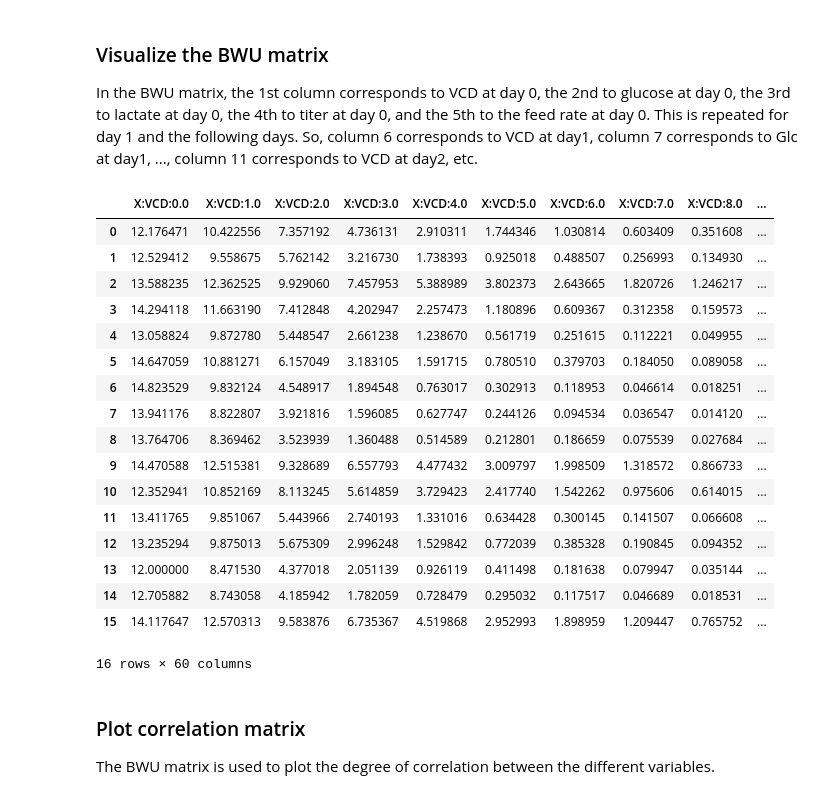
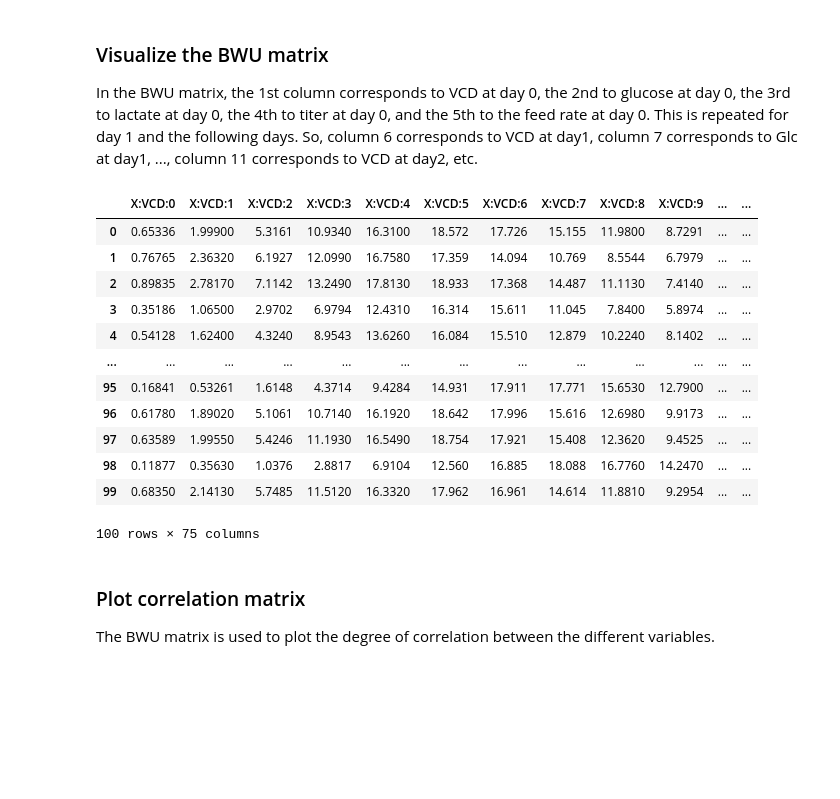
Before and after one commit to japolak/datahow-course-scripts, a Jupyter notebook: scripts/01_PCA.ipynb, the cells around one changed output. Drawn from its saved outputs; the diff is of its cells as text; code cells hidden in the pictures; blank space fills up the shorter version.

```diff
--- a/scripts/01_PCA.ipynb
+++ b/scripts/01_PCA.ipynb
@@ -155,13 +155,0 @@ Text(0.5, 1.0, 'Score plot')
-# %%
-#Loadings plot of PCA
-coeff = np.transpose(pca.components_[[select_x_pca-1,select_y_pca-1], :])
-labels = list(owu.columns)
-for i in range(select_n_components):
-    plt.arrow(0,0,coeff[i,0],coeff[i,1],color='r')
-    plt.text(coeff[i,0]* 1.15, coeff[i,1] * 1.15, labels[i], color = 'g', ha = 'center', va = 'center')
-plt.xlim([min(coeff[:,0]*1.3),max(coeff[:,0])*1.3])
-plt.ylim([min(coeff[:,1]*1.3),max(coeff[:,1])*1.3])
-plt.xlabel("PC - {}".format(select_x_pca))
-plt.ylabel("PC - {}".format(select_y_pca))
-plt.grid()
-plt.title("Loadings plot")
@@ -170,0 +156,10 @@ Text(0.5, 1.0, 'Loadings plot')
+# %%
+# Loading plot of PCA
+loadings = pca.components_.T * np.sqrt(pca.explained_variance_)
+features = list(owu.columns)
+
+fig = px.scatter(x=[0,0], y=[0,0], labels={'x':"Principal Component - "+str(select_x_pca), 'y':"Principal Component - "+str(select_y_pca)}, title="PCA Loading plot")
+for i, feature in enumerate(features):
+    fig.add_shape(type='line', x0=0, y0=0, x1=loadings[i, 0], y1=loadings[i, 1])
+    fig.add_annotation(x=loadings[i, 0], y=loadings[i, 1], ax=0, ay=0, xanchor="center", yanchor="bottom", text=feature)
+fig.show()
@@ -178,44 +175,34 @@ Details of BWU unfolding
 ### Visualize the BWU matrix
 
 In the BWU matrix, the 1st column corresponds to VCD at day 0, the 2nd to glucose at day 0, the 3rd to lactate at day 0, the 4th to titer at day 0, and the 5th to the feed rate at day 0. This is repeated for day 1 and the following days. So, column 6 corresponds to VCD at day1, column 7 corresponds to Glc at day1, ..., column 11 corresponds to VCD at day2, etc.
-# %%
-filename = "mytable.csv"
-owu = transformations.owu_from_csv("datahow-course-scripts/scripts/datasets/"+filename)
-# bwu = transformations.bwu_from_owu(owu)
 # %%
-# Make nice and add to transformations module
+# Transform OWU to BWY
 for run_ix,run in owu.groupby("run"):
     if run_ix == 0: # fix
         bwum = run.unstack(level=1)
-    elif run_ix < 16 and run_ix >0:
+    else:
         bwum = pd.concat([bwum, run.unstack(level=1) ])
     #run.unstack(level=0)
-#    owu.unstack(level=1)
+    #owu.unstack(level=1)
 # %%
 #bwu_columns = [' '.join(col).strip() for col in bwum.columns.values]
 bwu_columns = [str(bwum.columns.get_level_values(0)[i])+str(":")+str(bwum.columns.get_level_values(1)[i]) for i in range(len(bwum.columns.get_level_values(0)))]
-bwu = bwum
 bwu = pd.DataFrame(bwum.to_numpy(), columns=bwu_columns)
 bwu
 # %% [output]
-|  | X:VCD:0.0 | X:VCD:1.0 | X:VCD:2.0 | X:VCD:3.0 | X:VCD:4.0 | X:VCD:5.0 | X:VCD:6.0 | X:VCD:7.0 | X:VCD:8.0 | ... |
-| 0 | 12.176471 | 10.422556 | 7.357192 | 4.736131 | 2.910311 | 1.744346 | 1.030814 | 0.603409 | 0.351608 | ... |
-| 1 | 12.529412 | 9.558675 | 5.762142 | 3.216730 | 1.738393 | 0.925018 | 0.488507 | 0.256993 | 0.134930 | ... |
-| 2 | 13.588235 | 12.362525 | 9.929060 | 7.457953 | 5.388989 | 3.802373 | 2.643665 | 1.820726 | 1.246217 | ... |
-| 3 | 14.294118 | 11.663190 | 7.412848 | 4.202947 | 2.257473 | 1.180896 | 0.609367 | 0.312358 | 0.159573 | ... |
-| 4 | 13.058824 | 9.872780 | 5.448547 | 2.661238 | 1.238670 | 0.561719 | 0.251615 | 0.112221 | 0.049955 | ... |
-| 5 | 14.647059 | 10.881271 | 6.157049 | 3.183105 | 1.591715 | 0.780510 | 0.379703 | 0.184050 | 0.089058 | ... |
-| 6 | 14.823529 | 9.832124 | 4.548917 | 1.894548 | 0.763017 | 0.302913 | 0.118953 | 0.046614 | 0.018251 | ... |
-| 7 | 13.941176 | 8.822807 | 3.921816 | 1.596085 | 0.627747 | 0.244126 | 0.094534 | 0.036547 | 0.014120 | ... |
-| 8 | 13.764706 | 8.369462 | 3.523939 | 1.360488 | 0.514589 | 0.212801 | 0.186659 | 0.075539 | 0.027684 | ... |
-| 9 | 14.470588 | 12.515381 | 9.328689 | 6.557793 | 4.477432 | 3.009797 | 1.998509 | 1.318572 | 0.866733 | ... |
-| 10 | 12.352941 | 10.852169 | 8.113245 | 5.614859 | 3.729423 | 2.417740 | 1.542262 | 0.975606 | 0.614015 | ... |
-| 11 | 13.411765 | 9.851067 | 5.443966 | 2.740193 | 1.331016 | 0.634428 | 0.300145 | 0.141507 | 0.066608 | ... |
-| 12 | 13.235294 | 9.875013 | 5.675309 | 2.996248 | 1.529842 | 0.772039 | 0.385328 | 0.190845 | 0.094352 | ... |
-| 13 | 12.000000 | 8.471530 | 4.377018 | 2.051139 | 0.926119 | 0.411498 | 0.181638 | 0.079947 | 0.035144 | ... |
-| 14 | 12.705882 | 8.743058 | 4.185942 | 1.782059 | 0.728479 | 0.295032 | 0.117517 | 0.046689 | 0.018531 | ... |
-| 15 | 14.117647 | 12.570313 | 9.583876 | 6.735367 | 4.519868 | 2.952993 | 1.898959 | 1.209447 | 0.765752 | ... |
+|  | X:VCD:0 | X:VCD:1 | X:VCD:2 | X:VCD:3 | X:VCD:4 | X:VCD:5 | X:VCD:6 | X:VCD:7 | X:VCD:8 | X:VCD:9 | ... | ... |
+| 0 | 0.65336 | 1.99900 | 5.3161 | 10.9340 | 16.3100 | 18.572 | 17.726 | 15.155 | 11.9800 | 8.7291 | ... | ... |
+| 1 | 0.76765 | 2.36320 | 6.1927 | 12.0990 | 16.7580 | 17.359 | 14.094 | 10.769 | 8.5544 | 6.7979 | ... | ... |
+| 2 | 0.89835 | 2.78170 | 7.1142 | 13.2490 | 17.8130 | 18.933 | 17.368 | 14.487 | 11.1130 | 7.4140 | ... | ... |
+| 3 | 0.35186 | 1.06500 | 2.9702 | 6.9794 | 12.4310 | 16.314 | 15.611 | 11.045 | 7.8400 | 5.8974 | ... | ... |
+| 4 | 0.54128 | 1.62400 | 4.3240 | 8.9543 | 13.6260 | 16.084 | 15.510 | 12.879 | 10.2240 | 8.1402 | ... | ... |
+| ... | ... | ... | ... | ... | ... | ... | ... | ... | ... | ... | ... | ... |
+| 95 | 0.16841 | 0.53261 | 1.6148 | 4.3714 | 9.4284 | 14.931 | 17.911 | 17.771 | 15.6530 | 12.7900 | ... | ... |
+| 96 | 0.61780 | 1.89020 | 5.1061 | 10.7140 | 16.1920 | 18.642 | 17.996 | 15.616 | 12.6980 | 9.9173 | ... | ... |
+| 97 | 0.63589 | 1.99550 | 5.4246 | 11.1930 | 16.5490 | 18.754 | 17.921 | 15.408 | 12.3620 | 9.4525 | ... | ... |
+| 98 | 0.11877 | 0.35630 | 1.0376 | 2.8817 | 6.9104 | 12.560 | 16.885 | 18.088 | 16.7760 | 14.2470 | ... | ... |
+| 99 | 0.68350 | 2.14130 | 5.7485 | 11.5120 | 16.3320 | 17.962 | 16.961 | 14.614 | 11.8810 | 9.2954 | ... | ... |
-16 rows × 60 columns
+100 rows × 75 columns
 # %% [markdown]
 ### Plot correlation matrix
 The BWU matrix is used to plot the degree of correlation between the different variables.
```
Also changed, not shown: parts of 34 cells of this notebook.
